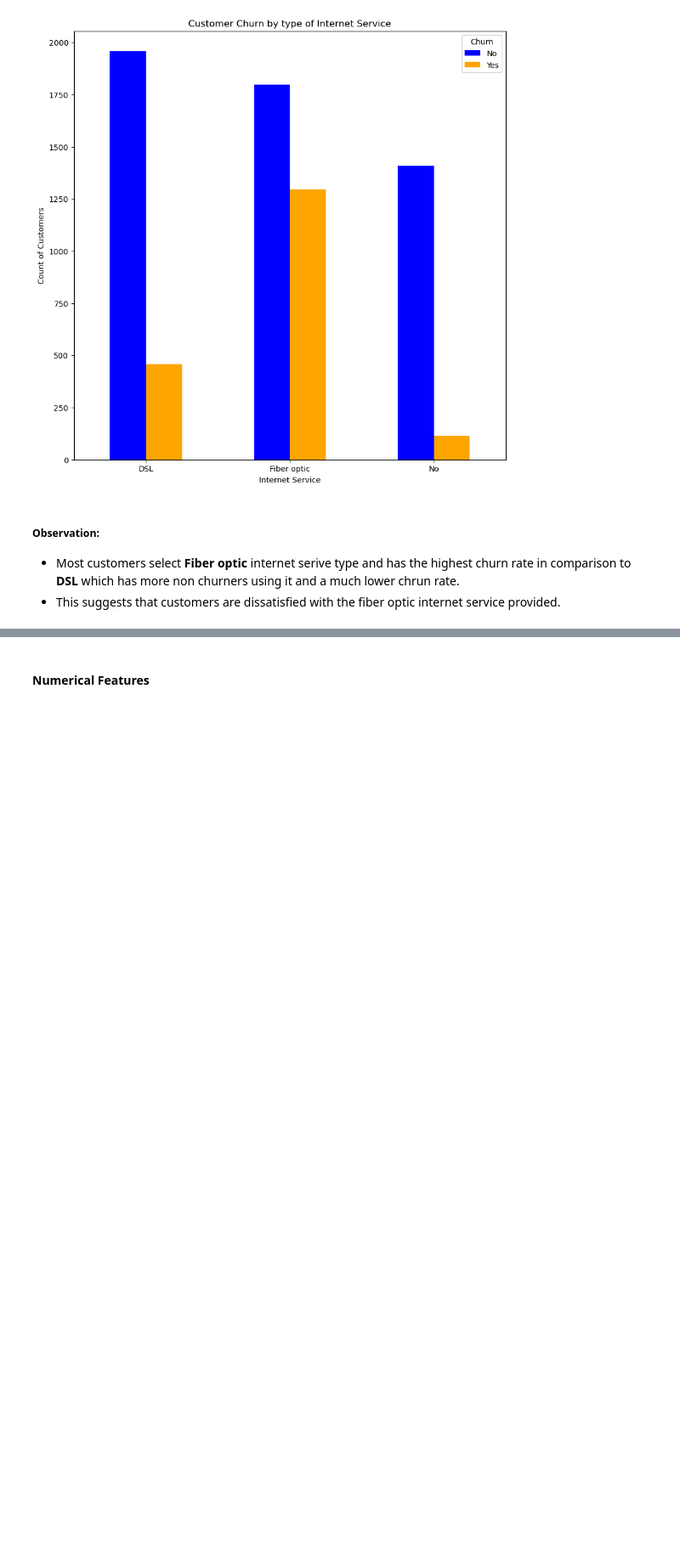
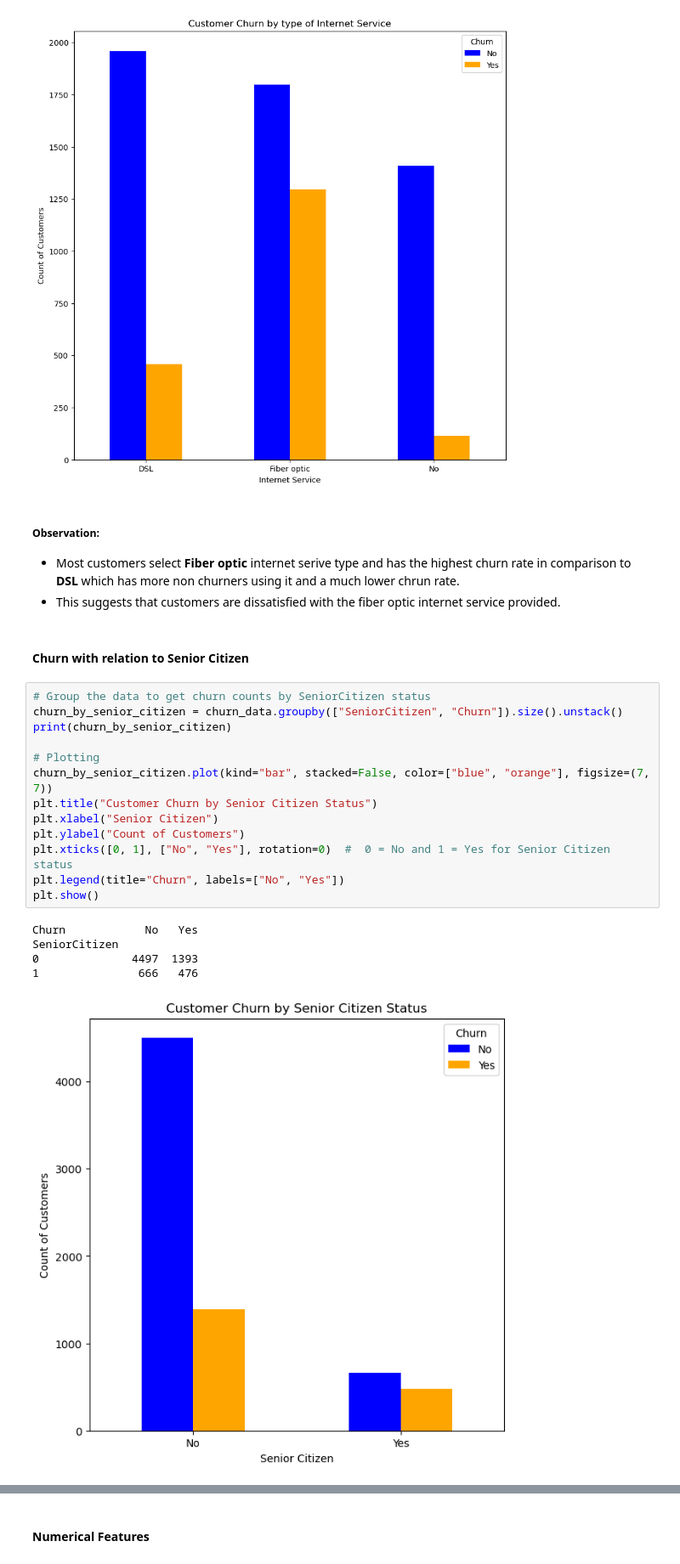
Before and after one commit to asaid03/churn-prediction, a Jupyter notebook: Telecom_Churn_EDA.ipynb, the cells around one changed output, grey strips where cells are left out. Shown: that part at 85% size. Cells and saved outputs as stored; diff of their text form; blank space fills up the shorter version.

Commit message:
feat: Added analysis of customer churn based on Senior Citizen and Partner status

```diff
--- a/Telecom_Churn_EDA.ipynb
+++ b/Telecom_Churn_EDA.ipynb
@@ -309,3 +309,24 @@ No               1407   113
 ##### Observation:
 - Most customers select **Fiber optic** internet serive type and has the highest churn rate in comparison to **DSL** which has more non churners using it and a much lower chrun rate.
 - This suggests that customers are dissatisfied with the fiber optic internet service provided.
+# %% [markdown]
+#### Churn with relation to Senior Citizen
+# %%
+# Group the data to get churn counts by SeniorCitizen status
+churn_by_senior_citizen = churn_data.groupby(["SeniorCitizen", "Churn"]).size().unstack()
+print(churn_by_senior_citizen)
+
+# Plotting
+churn_by_senior_citizen.plot(kind="bar", stacked=False, color=["blue", "orange"], figsize=(7, 7))
+plt.title("Customer Churn by Senior Citizen Status")
+plt.xlabel("Senior Citizen")
+plt.ylabel("Count of Customers")
+plt.xticks([0, 1], ["No", "Yes"], rotation=0)  #  0 = No and 1 = Yes for Senior Citizen status
+plt.legend(title="Churn", labels=["No", "Yes"])
+plt.show()
+# %% [output]
+Churn            No   Yes
+SeniorCitizen
+0              4497  1393
+1               666   476
+[figure, added]
```
Also changed, not shown: parts of 4 cells of this notebook.
